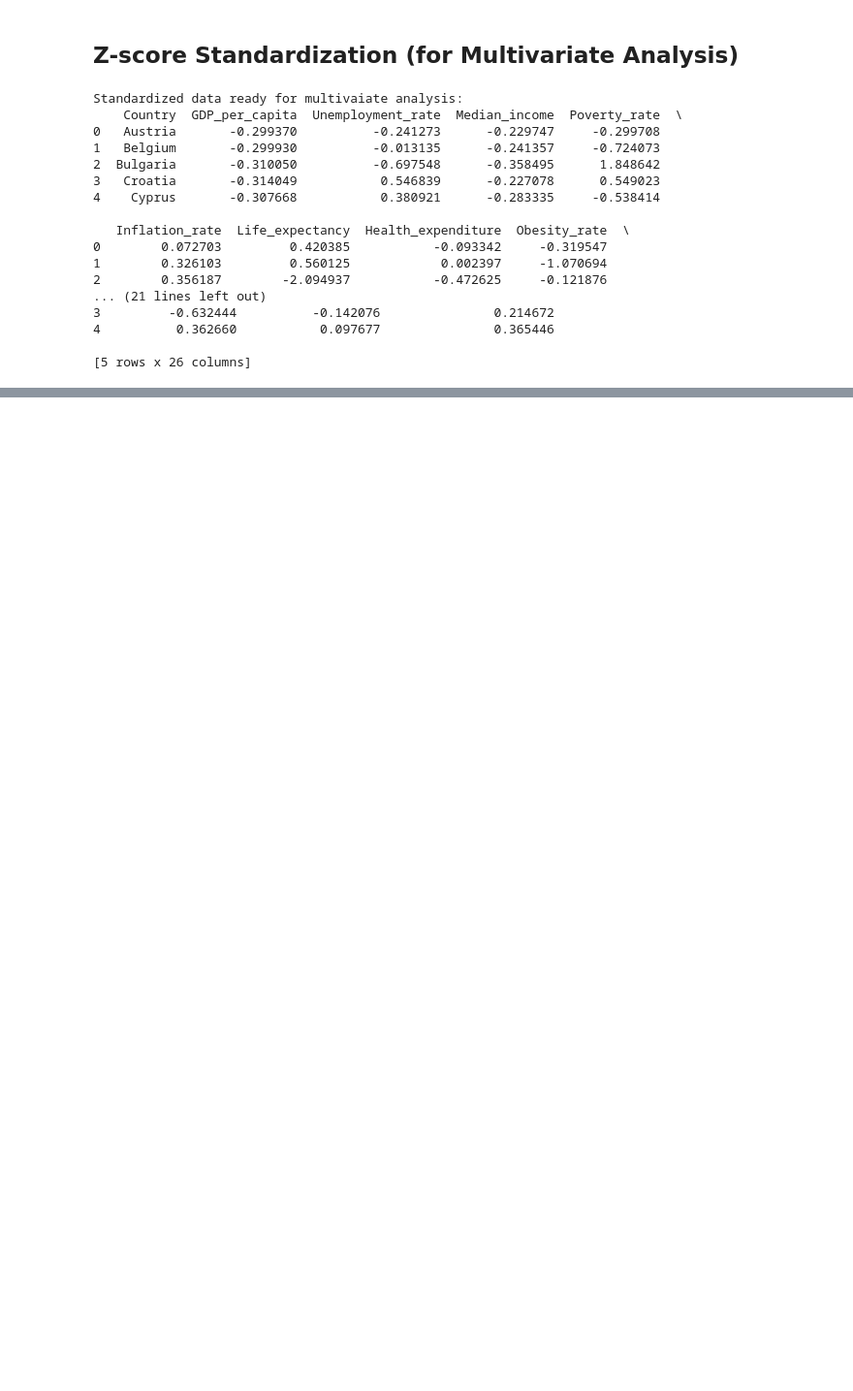
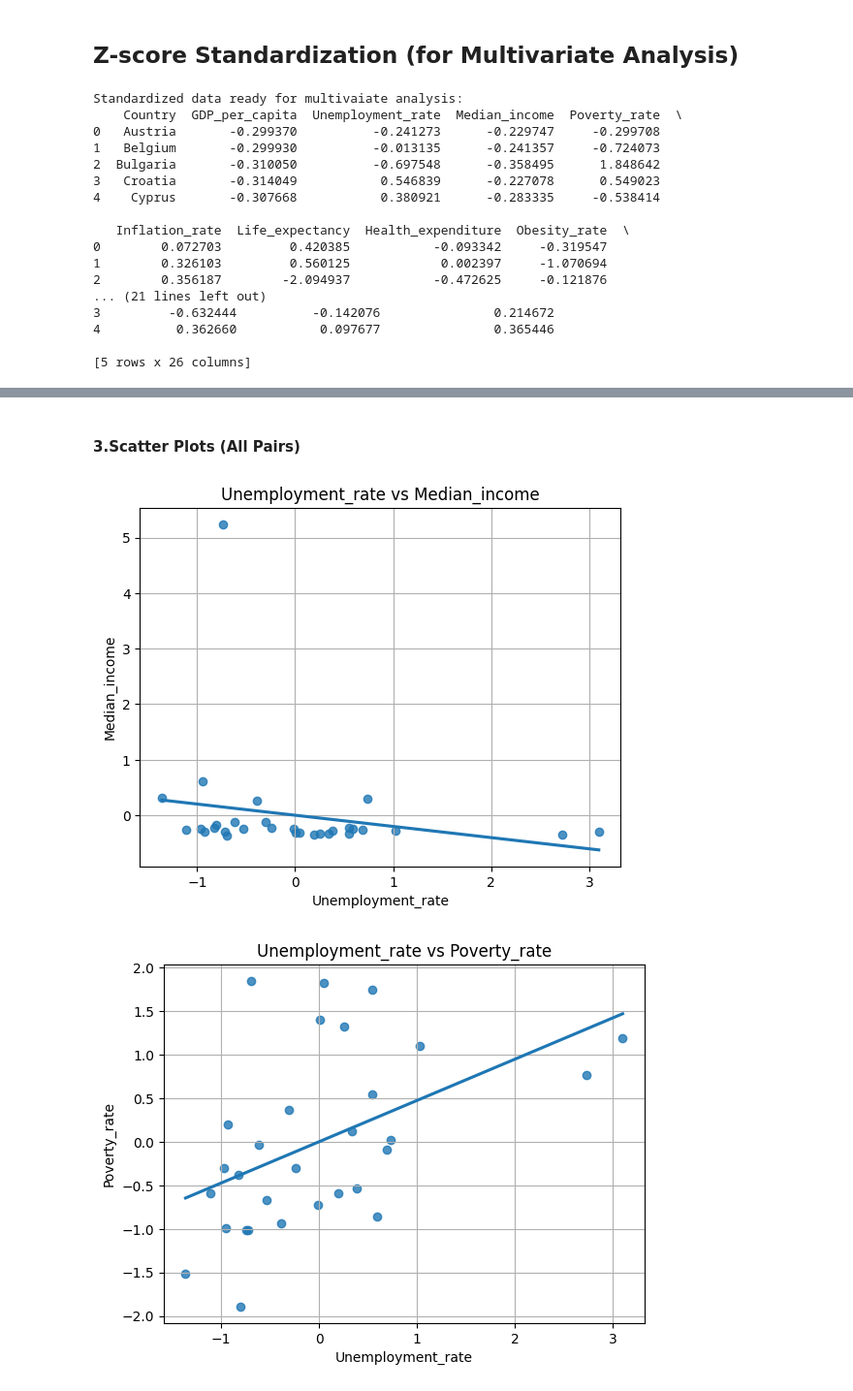
Before and after one commit to RaveenaRathnam/Composite_Index_DAV, a Jupyter notebook: index.ipynb, the cells around one changed output, grey strips where cells are left out. Shown at 97% size. Drawn from its saved outputs; the diff is of its cells as text; code cells hidden in the pictures; blank space fills up the shorter version.

```diff
--- a/index.ipynb
+++ b/index.ipynb
@@ -701,0 +740,17 @@ Standardized data ready for multivaiate analysis:
+# %% [markdown]
+#### 3.Scatter Plots (All Pairs)
+# %%
+from itertools import combinations
+
+# Create scatter plots for all pairs
+for var1, var2 in combinations(econ_vars, 2):
+    plt.figure()
+    sns.regplot(x=econ_df[var1], y=econ_df[var2], ci=None)  # Use regplot for lines
+    plt.title(f"{var1} vs {var2}")
+    plt.xlabel(var1)
+    plt.ylabel(var2)
+    plt.grid(True)
+    plt.show()
+# %% [output]
+[figure, added]
+[figure, added]
```
Also changed, not shown: parts of 16 cells of this notebook.
